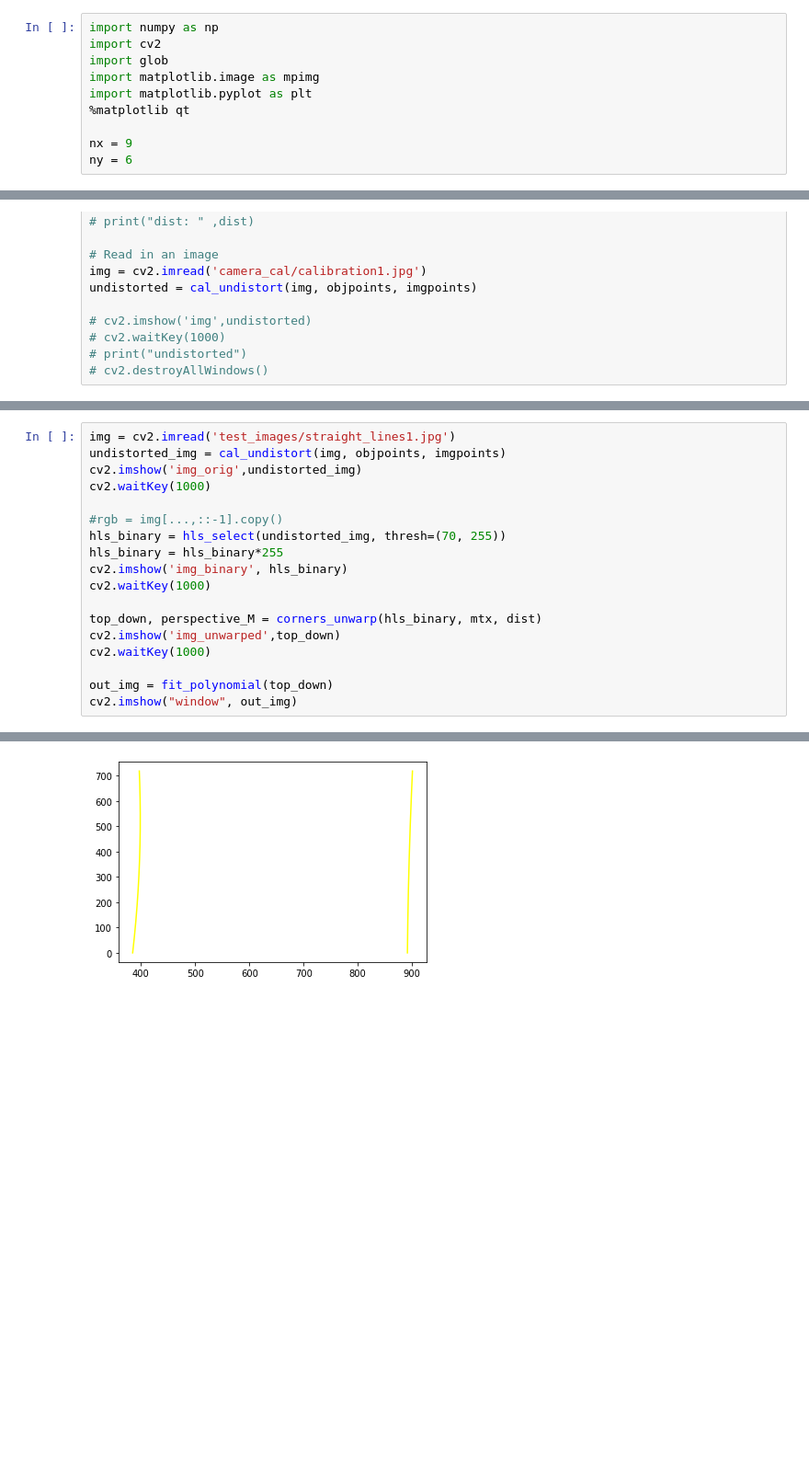
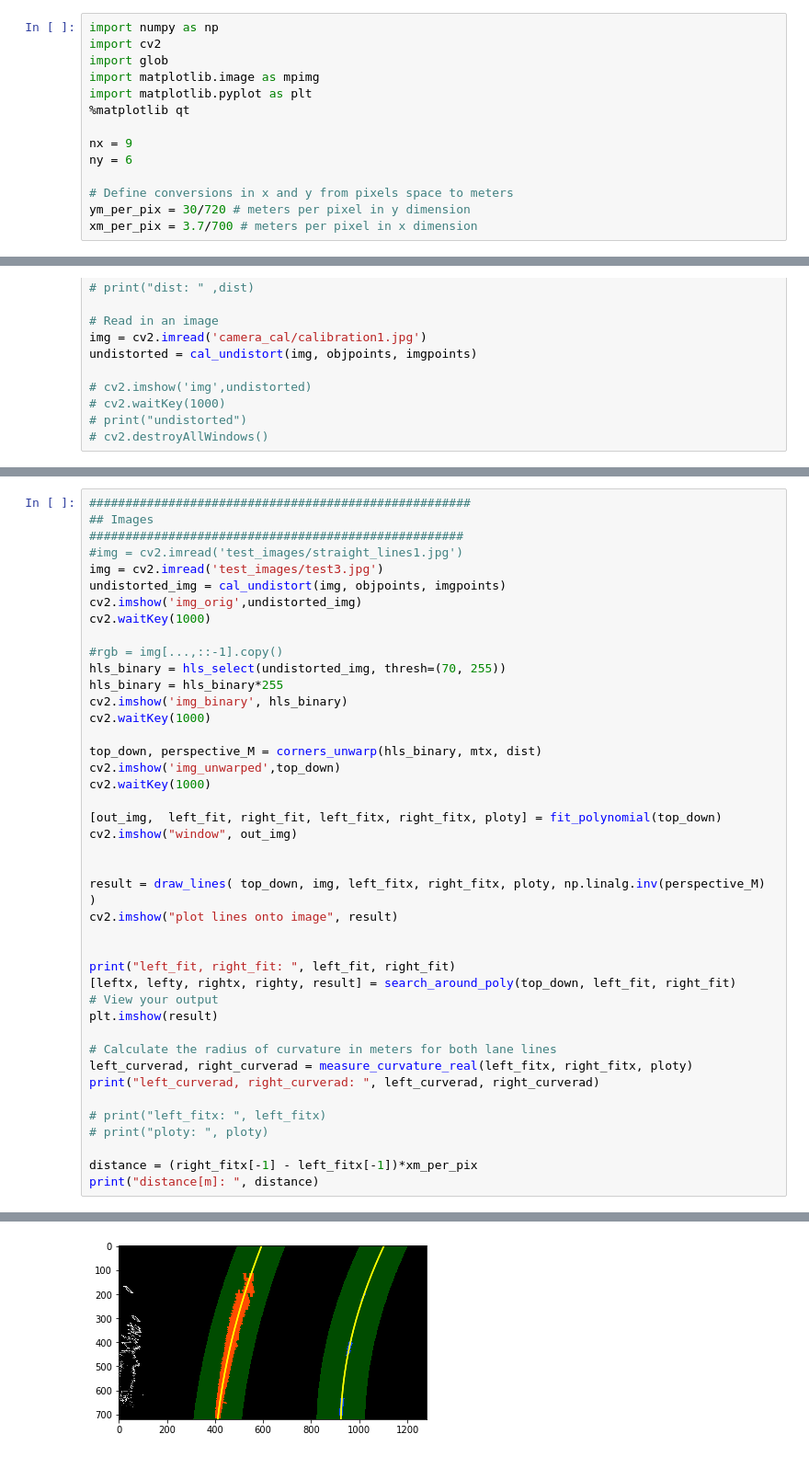
Before and after one commit to Thomas10111/CarND-Advanced-Lane-Lines, a Jupyter notebook: find_lane.ipynb, the cells around one changed output, grey strips where cells are left out. Shown: that part at 92% size. Drawn from its saved outputs; the diff is of its cells as text; blank space fills up the shorter version.

```diff
--- a/find_lane.ipynb
+++ b/find_lane.ipynb
@@ -8,6 +8,10 @@ import matplotlib.pyplot as plt
 
 nx = 9
 ny = 6
+
+# Define conversions in x and y from pixels space to meters
+ym_per_pix = 30/720 # meters per pixel in y dimension
+xm_per_pix = 3.7/700 # meters per pixel in x dimension
 # %%
 def cal_undistort(img, objpoints, imgpoints):
     # Use cv2.calibrateCamera() and cv2.undistort()
@@ -229,5 +376,9 @@ def hls_select(img, thresh=(0, 255)):
 # %%
-img = cv2.imread('test_images/straight_lines1.jpg')
+#####################################################
+## Images
+####################################################
+#img = cv2.imread('test_images/straight_lines1.jpg')
+img = cv2.imread('test_images/test3.jpg')
 undistorted_img = cal_undistort(img, objpoints, imgpoints)
 cv2.imshow('img_orig',undistorted_img)
 cv2.waitKey(1000)
@@ -242,8 +393,28 @@ top_down, perspective_M = corners_unwarp(hls_binary, mtx, dist)
 cv2.imshow('img_unwarped',top_down)
 cv2.waitKey(1000)
 
-out_img = fit_polynomial(top_down)
+[out_img,  left_fit, right_fit, left_fitx, right_fitx, ploty] = fit_polynomial(top_down)
 cv2.imshow("window", out_img)
+
+
+result = draw_lines( top_down, img, left_fitx, right_fitx, ploty, np.linalg.inv(perspective_M) )
+cv2.imshow("plot lines onto image", result)
+
+
+print("left_fit, right_fit: ", left_fit, right_fit)
+[leftx, lefty, rightx, righty, result] = search_around_poly(top_down, left_fit, right_fit)
+# View your output
+plt.imshow(result)
+
+# Calculate the radius of curvature in meters for both lane lines
+left_curverad, right_curverad = measure_curvature_real(left_fitx, right_fitx, ploty)
+print("left_curverad, right_curverad: ", left_curverad, right_curverad)
+
+# print("left_fitx: ", left_fitx)
+# print("ploty: ", ploty)
+
+distance = (right_fitx[-1] - left_fitx[-1])*xm_per_pix
+print("distance[m]: ", distance)
 # %% [output]
 img.shape[0] 720
 img.shape[1] 1280
@@ -259 +433 @@ lefty:  [640 640 640 ...  79  79  79]
-[figure, old version]
+[figure, new version]
```
Also changed, not shown: parts of 6 cells of this notebook.
